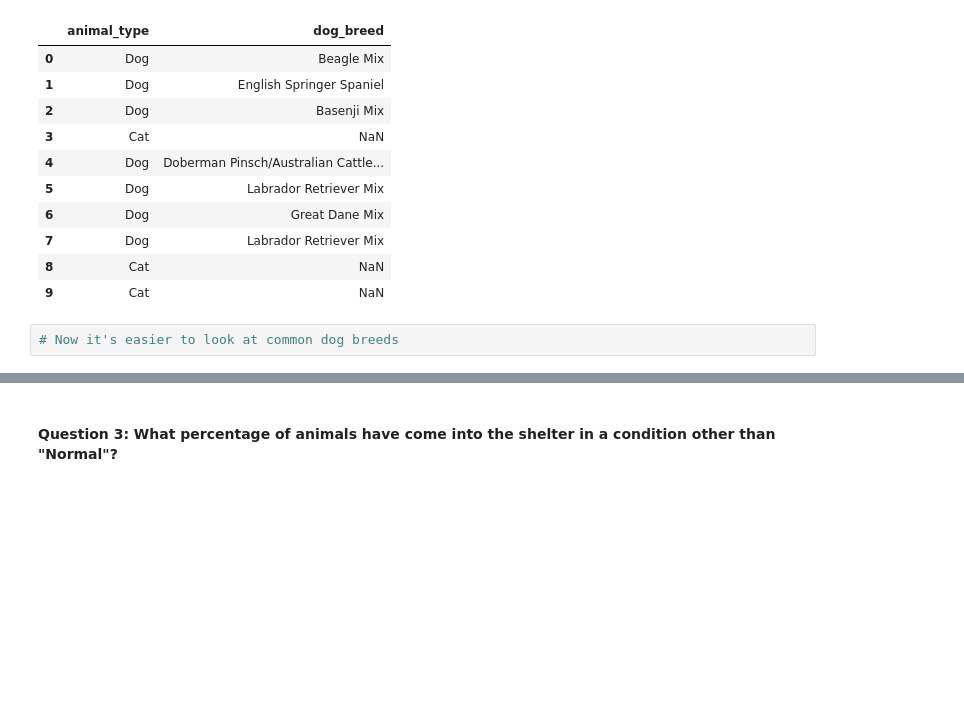
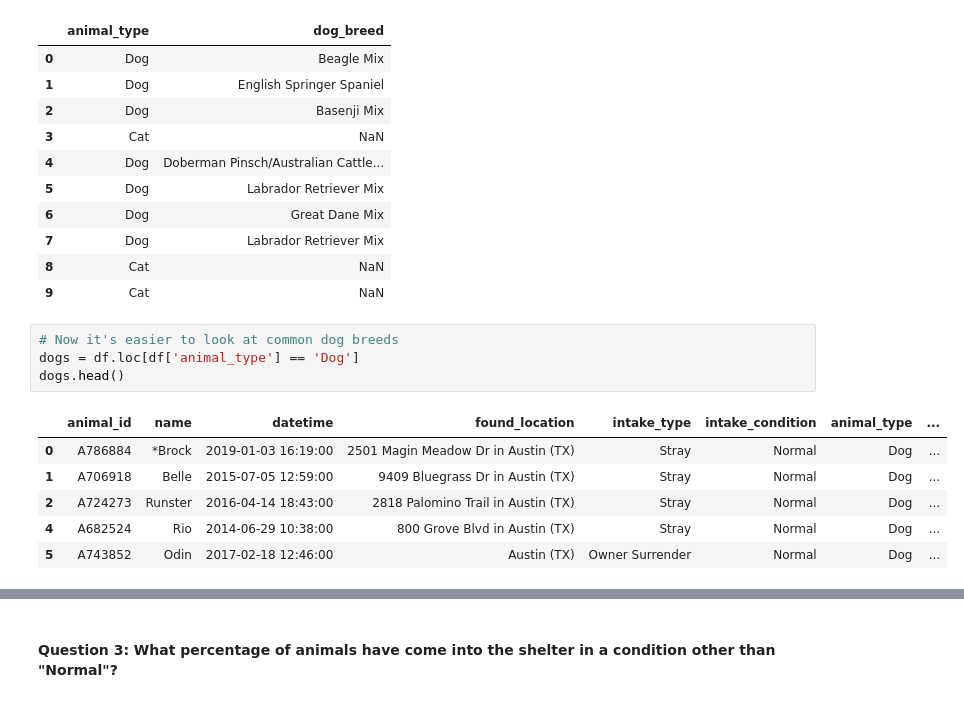
Before and after one commit to jingyunw/Online-DS-PT-092820, a Jupyter notebook: Phase1/04-Pandas-Introduction -- JingYun.ipynb, the cells around one changed output, grey strips where cells are left out. Drawn from its saved outputs; the diff is of its cells as text; blank space fills up the shorter version.

```diff
--- a/Phase1/04-Pandas-Introduction -- JingYun.ipynb
+++ b/Phase1/04-Pandas-Introduction -- JingYun.ipynb
@@ -475,3 +486,12 @@ df[['animal_type', 'dog_breed']].head(10)
 | 9 | Cat | NaN |
 # %%
 # Now it's easier to look at common dog breeds
+dogs = df.loc[df['animal_type'] == 'Dog']
+dogs.head()
+# %% [output]
+|  | animal_id | name | datetime | found_location | intake_type | intake_condition | animal_type | ... |
+| 0 | A786884 | *Brock | 2019-01-03 16:19:00 | 2501 Magin Meadow Dr in Austin (TX) | Stray | Normal | Dog | ... |
+| 1 | A706918 | Belle | 2015-07-05 12:59:00 | 9409 Bluegrass Dr in Austin (TX) | Stray | Normal | Dog | ... |
+| 2 | A724273 | Runster | 2016-04-14 18:43:00 | 2818 Palomino Trail in Austin (TX) | Stray | Normal | Dog | ... |
+| 4 | A682524 | Rio | 2014-06-29 10:38:00 | 800 Grove Blvd in Austin (TX) | Stray | Normal | Dog | ... |
+| 5 | A743852 | Odin | 2017-02-18 12:46:00 | Austin (TX) | Owner Surrender | Normal | Dog | ... |
```
Also changed, not shown: parts of 9 cells of this notebook, 4 other files.
